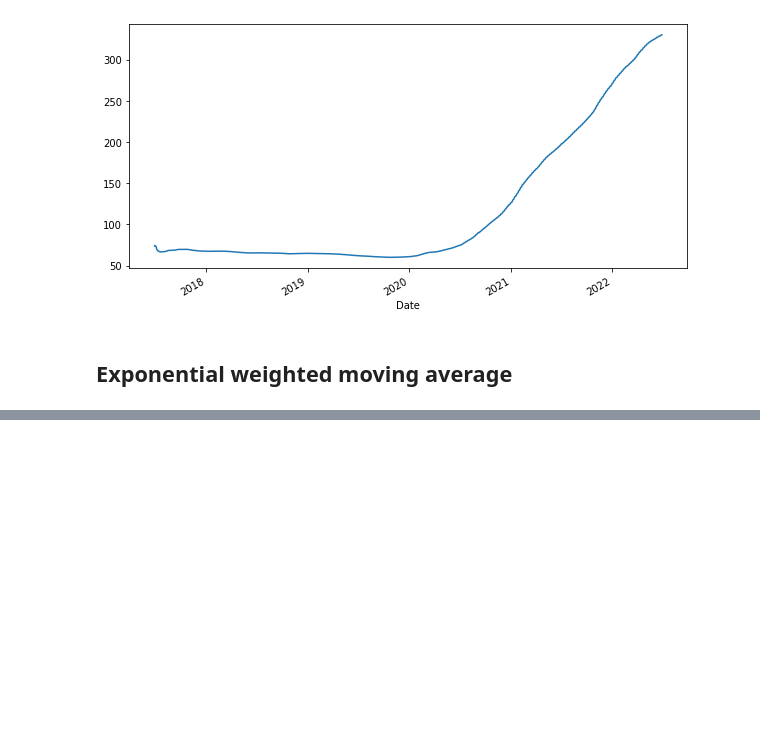
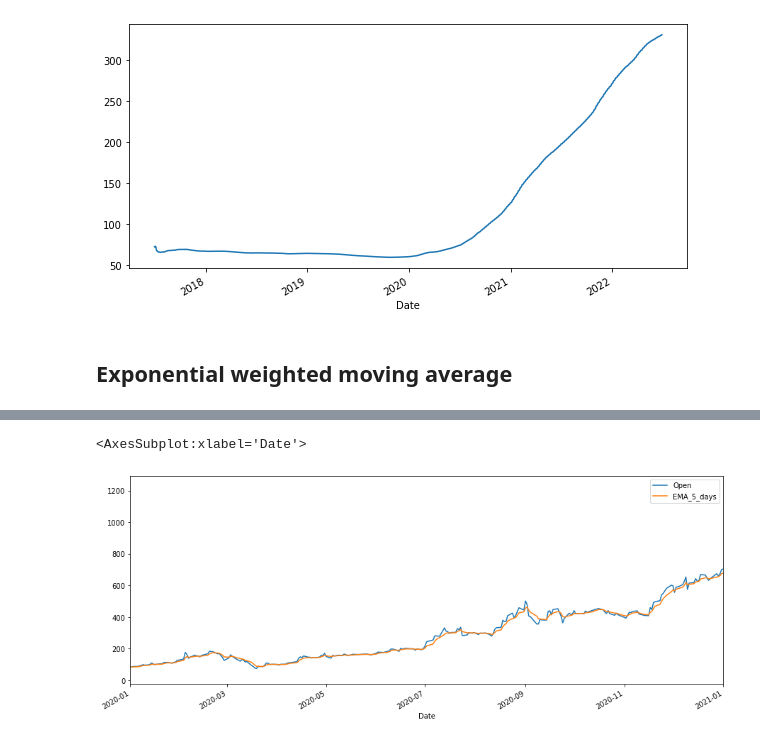
Before and after one commit to siddartha-10/EDA-TimeSeriesData2, a Jupyter notebook: EDA-TimeSeries2.ipynb, the cells around one changed output, grey strips where cells are left out. Saved outputs shown, nothing was run; the diff lists cells and outputs as text; code cells hidden in the pictures; blank space fills up the shorter version.

```diff
--- a/EDA-TimeSeries2.ipynb
+++ b/EDA-TimeSeries2.ipynb
@@ -56,0 +71,7 @@ df_tesla['Open'].expanding().mean().plot(figsize=(10,5))
+# %%
+df_tesla['EMA_5_days'] = df_tesla['Open'].ewm(span=5).mean()
+# %%
+df_tesla[['Open','EMA_5_days']].plot(xlim=['2020-01-01','2021-01-01'],figsize=(15,6))
+# %% [output]
+<AxesSubplot:xlabel='Date'>
+[figure, added]
```
Also changed, not shown: parts of 6 cells of this notebook.
